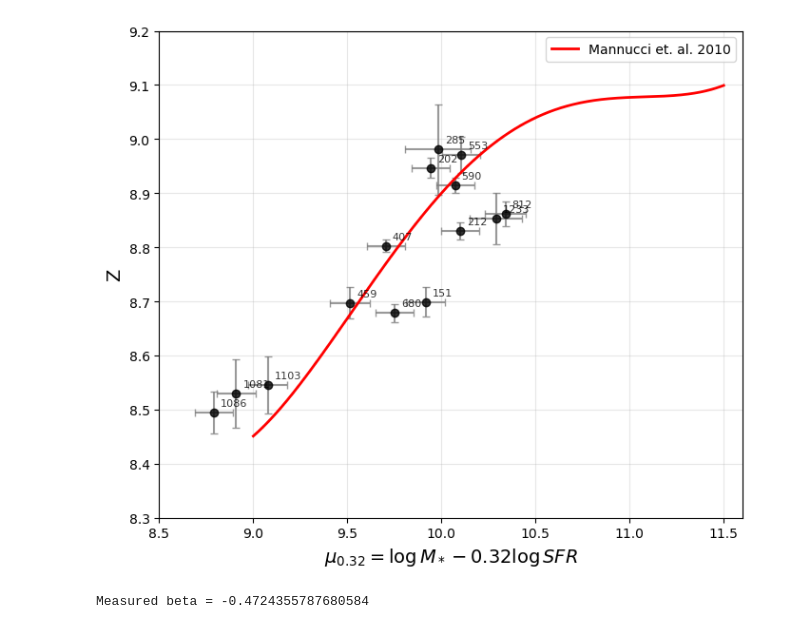
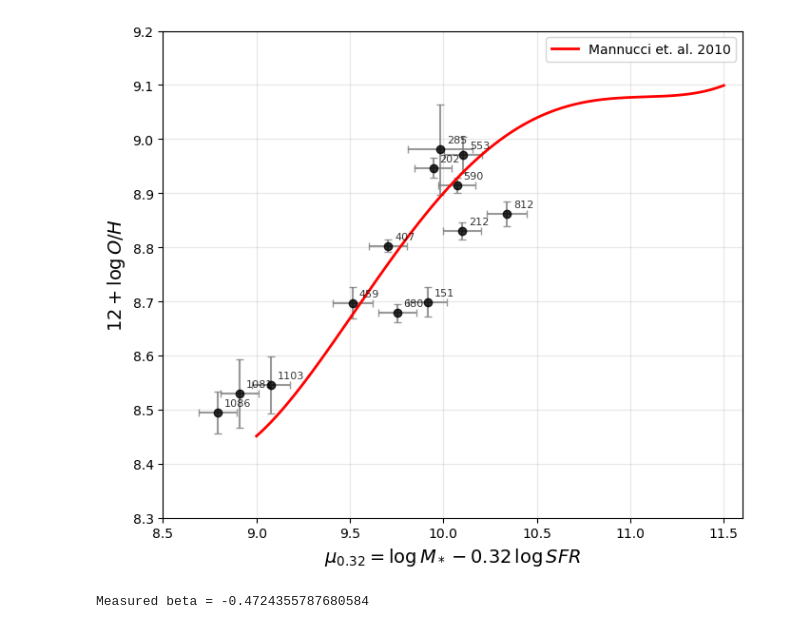
Before and after one commit to a1ma-s/bachelor-thesis, a Jupyter notebook: FMR.ipynb, the cells around one changed output. Saved outputs shown, nothing was run; the diff lists cells and outputs as text; code cells hidden in the pictures.

```diff
--- a/FMR.ipynb
+++ b/FMR.ipynb
@@ -13,7 +13,8 @@ df = pd.read_csv("LINES_FITS/new_flag_combined.csv")
 df_sel = df.loc[
     df[(~df["flag_Ha_SN"])&
         (df["iden"]!=1483)&
-        (df["iden"]!=101)
+        (df["iden"]!=101)&
+        (df["iden"]!=1233)
 ]
     .groupby("iden")["SFR"]
     .idxmax()
@@ -119,36 +120,37 @@ plt.plot(
     Z_curve,
     color="red",
     lw=2,
     label="Mannucci et. al. 2010"
 )
 
 # ==========================================================
 # Add ID labels to each data point
 # ==========================================================
 
 for i, row in df_sel.iterrows():
     plt.annotate(
         str(row["iden"]),
         (row["mu32"], row["Z_M08"]),
         textcoords="offset points",
         xytext=(5, 5),   # small offset to avoid marker overlap
         fontsize=8,
         alpha=0.8
     )
 
 
-plt.xlabel(r"$\mu_{0.32} = \log M_* - 0.32 \log SFR$", fontsize=14)
-plt.ylabel(r"Z", fontsize=14)
+plt.xlabel(r"$\mu_{0.32} = \log M_* - 0.32 \, \log SFR$", fontsize=14)
+plt.ylabel(r"$12+ \log O/H$", fontsize=14)
 
 plt.xlim(8.5, 11.6)
 plt.ylim(8.3, 9.2)
 
 plt.grid(alpha=0.3)
 plt.legend()
 plt.tight_layout()
+plt.savefig("FMR_Mannucci.png", dpi=300, bbox_inches="tight")
 plt.show()
 # %% [output]
-[figure, old version]
+[figure, new version]
 # %%
 # ===============================================
 # Convert Salpeter → Chabrier IMF
```
